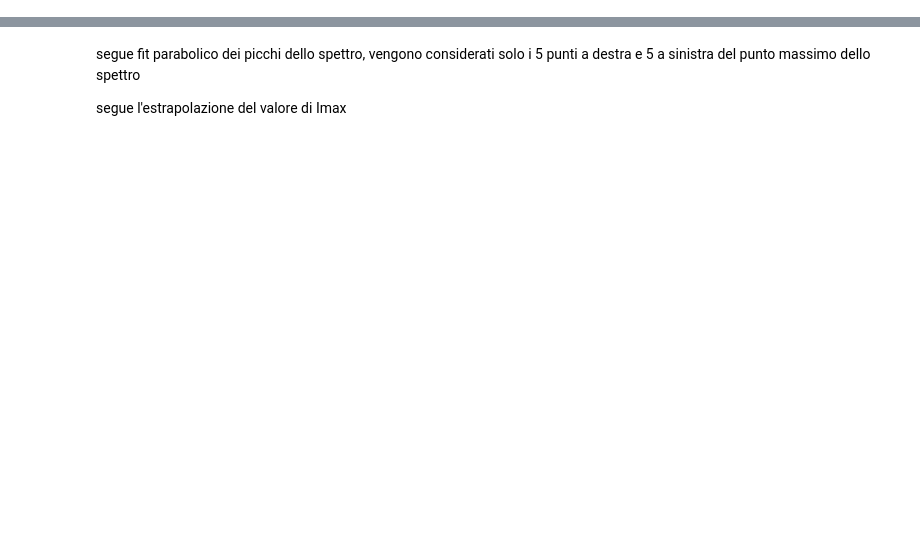
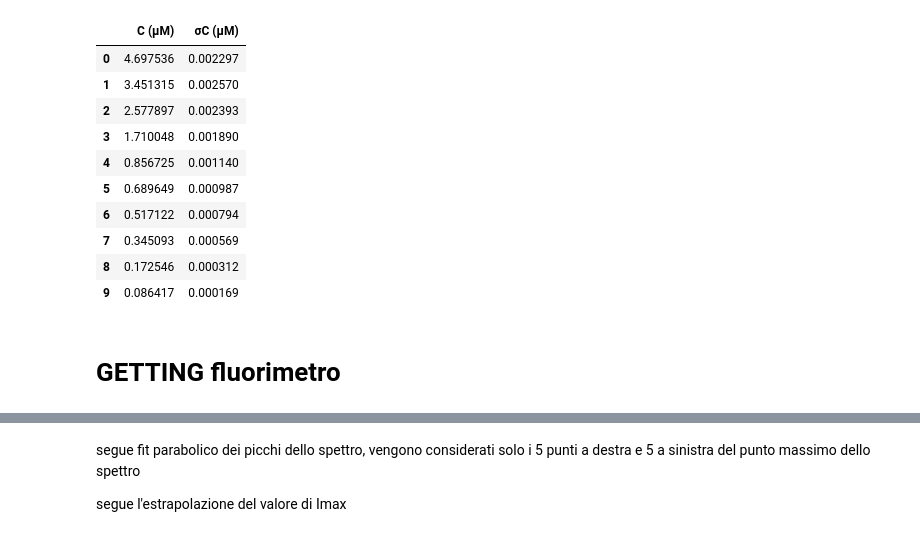
Before and after one commit to CarminatiGiovanni/LaboratorioBiofisica, a Jupyter notebook: FLUO1/spettro_emissione_concentrazione.ipynb, the cells around one changed output, grey strips where cells are left out. Cells and saved outputs as stored; diff of their text form; code cells hidden in the pictures; blank space fills up the shorter version.

```diff
--- a/FLUO1/spettro_emissione_concentrazione.ipynb
+++ b/FLUO1/spettro_emissione_concentrazione.ipynb
@@ -13,3 +94,39 @@ from scipy.optimize import curve_fit
+# %%
+#Cf Vf = Ci Vi -> Cf = Ci Vi / Vf
+# sigma V = 1 μL
+CONCENTRATIONS = [C0]
+SIGMA_CONCETRATIONS = [sigmaC0]
+sigmaV = 1 # μL, comodo perchè si ha sempre a che fare con rapporti
+for idx, row in enumerate(conc.iterrows()):
+    vi, vf = row[1]['Vi (muL)'], row[1]['Vf (muL)']
+    Cn = CONCENTRATIONS[idx] * vi / vf
+    sCn = Cn * np.sqrt((sigmaV/vi)**2 + (sigmaV/vf)**2 + (SIGMA_CONCETRATIONS[idx]/CONCENTRATIONS[idx])**2)
+    CONCENTRATIONS.append(Cn)
+    SIGMA_CONCETRATIONS.append(sCn)
+
+CONCENTRATIONS = np.array(CONCENTRATIONS)* 1e6 # Convert to μM
+SIGMA_CONCETRATIONS = np.array(SIGMA_CONCETRATIONS)* 1e6 # Convert to μM
+
+# Create a pandas DataFrame to display CONCENTRATIONS and SIGMA_CONCETRATIONS
+concentration_df = pd.DataFrame({
+    'C (μM)': CONCENTRATIONS,
+    'σC (μM)': SIGMA_CONCETRATIONS
+})
+display(concentration_df)
+# %% [output]
+|  | C (μM) | σC (μM) |
+| 0 | 4.697536 | 0.002297 |
+| 1 | 3.451315 | 0.002570 |
+| 2 | 2.577897 | 0.002393 |
+| 3 | 1.710048 | 0.001890 |
+| 4 | 0.856725 | 0.001140 |
+| 5 | 0.689649 | 0.000987 |
+| 6 | 0.517122 | 0.000794 |
+| 7 | 0.345093 | 0.000569 |
+| 8 | 0.172546 | 0.000312 |
+| 9 | 0.086417 | 0.000169 |
+# %% [markdown]
+# GETTING fluorimetro
 # %%
 filename = 'data/assorbanza_rodamina_concentrazioni_tot.csv'
 
```
Also changed, not shown: parts of 22 cells of this notebook.
